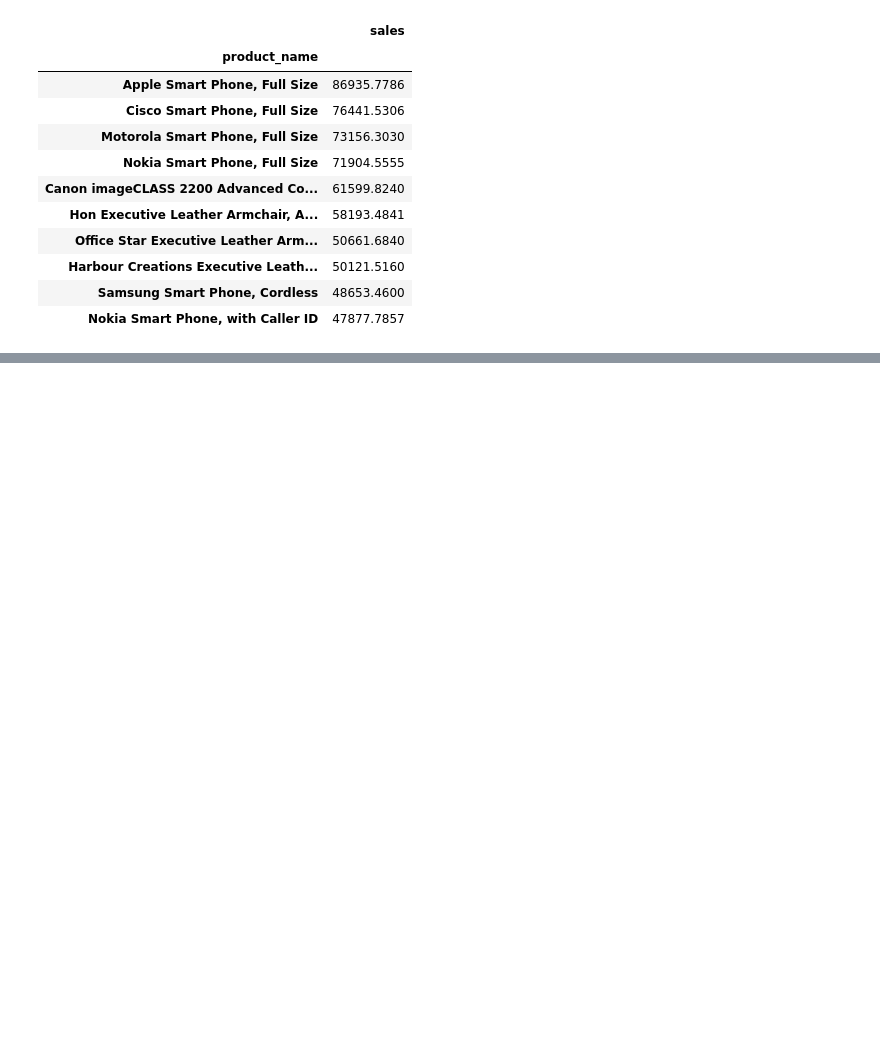
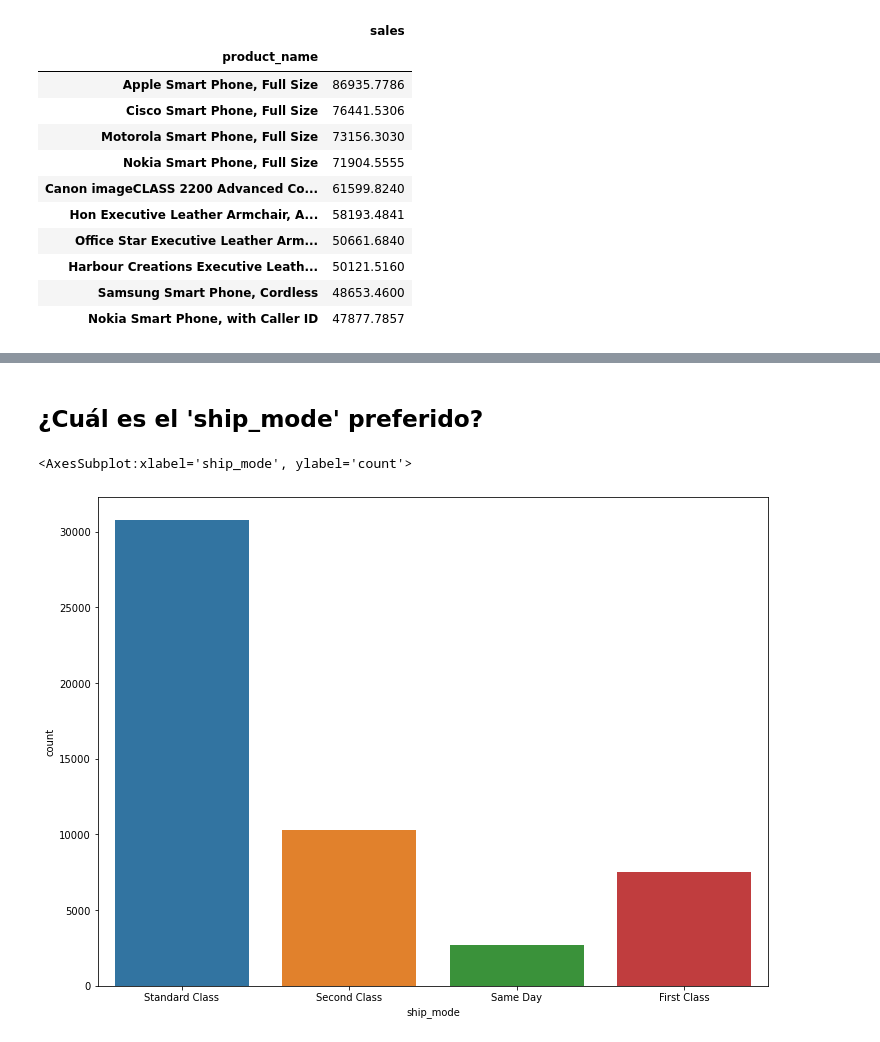
Before and after one commit to MkCst/Data-analysis, a Jupyter notebook: Sales Report.ipynb, the cells around one changed output, grey strips where cells are left out. Drawn from its saved outputs; the diff is of its cells as text; code cells hidden in the pictures; blank space fills up the shorter version.

```diff
--- a/Sales Report.ipynb
+++ b/Sales Report.ipynb
@@ -241,0 +298,11 @@ top_products[:10]
+# %% [markdown]
+## ¿Cuál es el 'ship_mode' preferido?
+# %%
+# Configuracion de grafico
+plt.figure(figsize=(12, 9))
+
+## Grafico
+sns.countplot(data=df, x='ship_mode')
+# %% [output]
+<AxesSubplot:xlabel='ship_mode', ylabel='count'>
+[figure, added]
```
Also changed, not shown: parts of 11 cells of this notebook.
